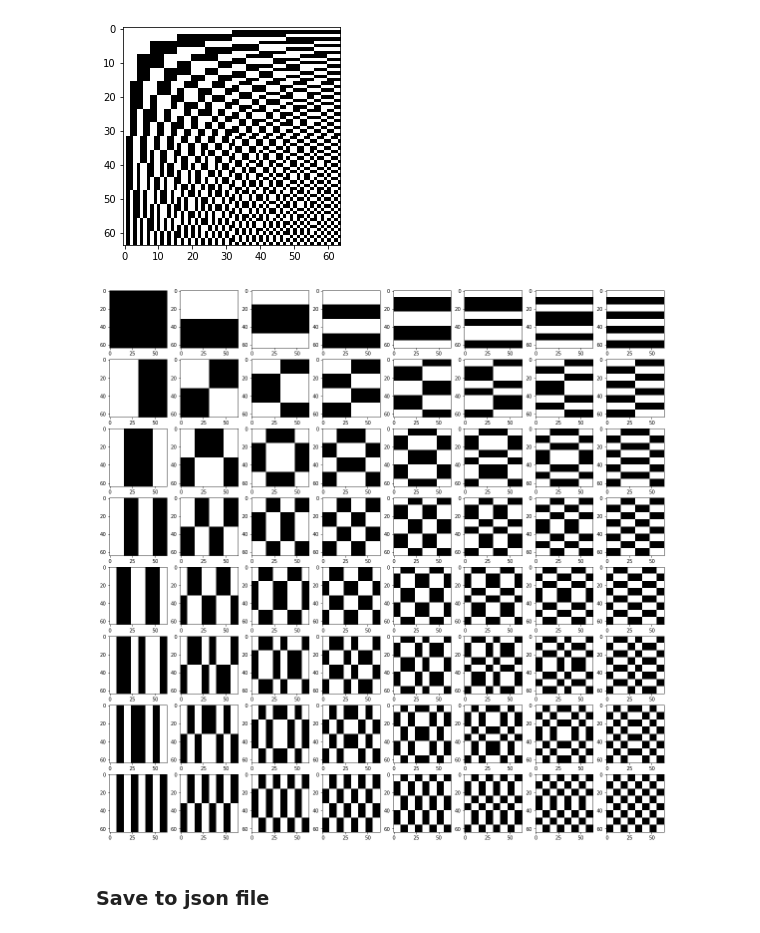
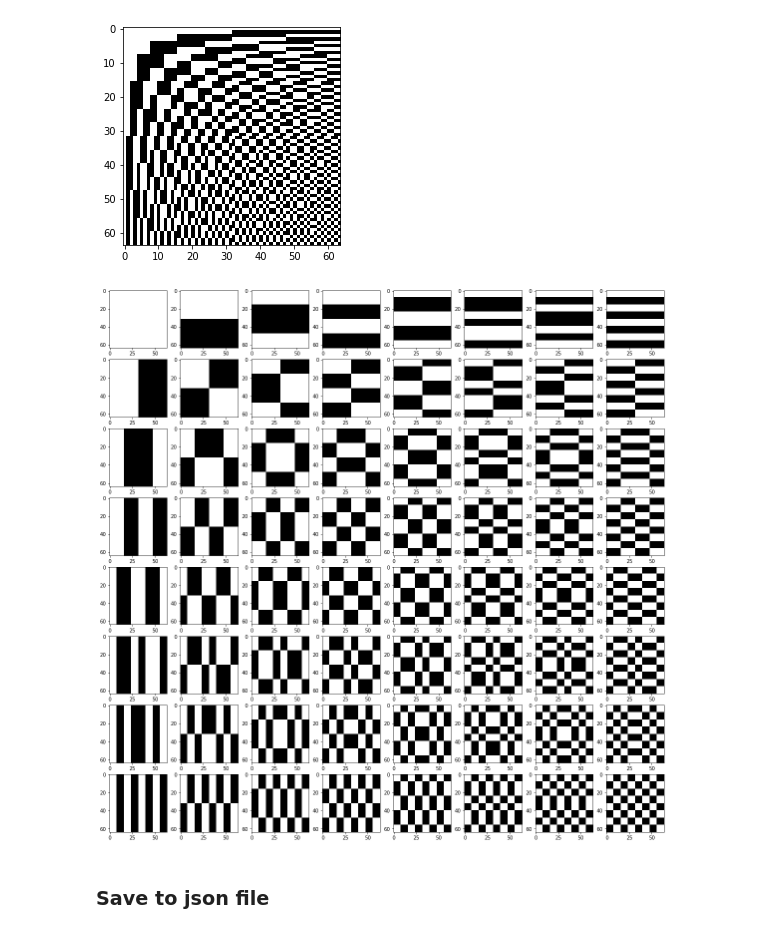
Before and after one commit to ghaiszaher/Image-Processing-OCR-Walsh, a Jupyter notebook: jupyter/01-generate_walsh_functions.ipynb, the cells around one changed output. Saved outputs shown, nothing was run; the diff lists cells and outputs as text; code cells hidden in the pictures.

```diff
--- a/jupyter/01-generate_walsh_functions.ipynb
+++ b/jupyter/01-generate_walsh_functions.ipynb
@@ -82,13 +82,13 @@ for i in range(l):
 # %%
 # plt.imshow(walsh[9] , cmap='gray')
 fig, ax = plt.subplots(8,8, figsize=(20,20))
 k=0
 for i in range(l):
     for j in range(l):
-        ax[i,j].imshow(walsh[k], cmap='gray')
+        ax[i,j].imshow(walsh[k], cmap='gray', vmin=-1, vmax=1)
         k+=1
 # %% [output]
-[figure, old version]
+[figure, new version]
 # %%
 # for i in range(64):
 #     plt.figure()
```
Also changed, not shown: 1 other file.
